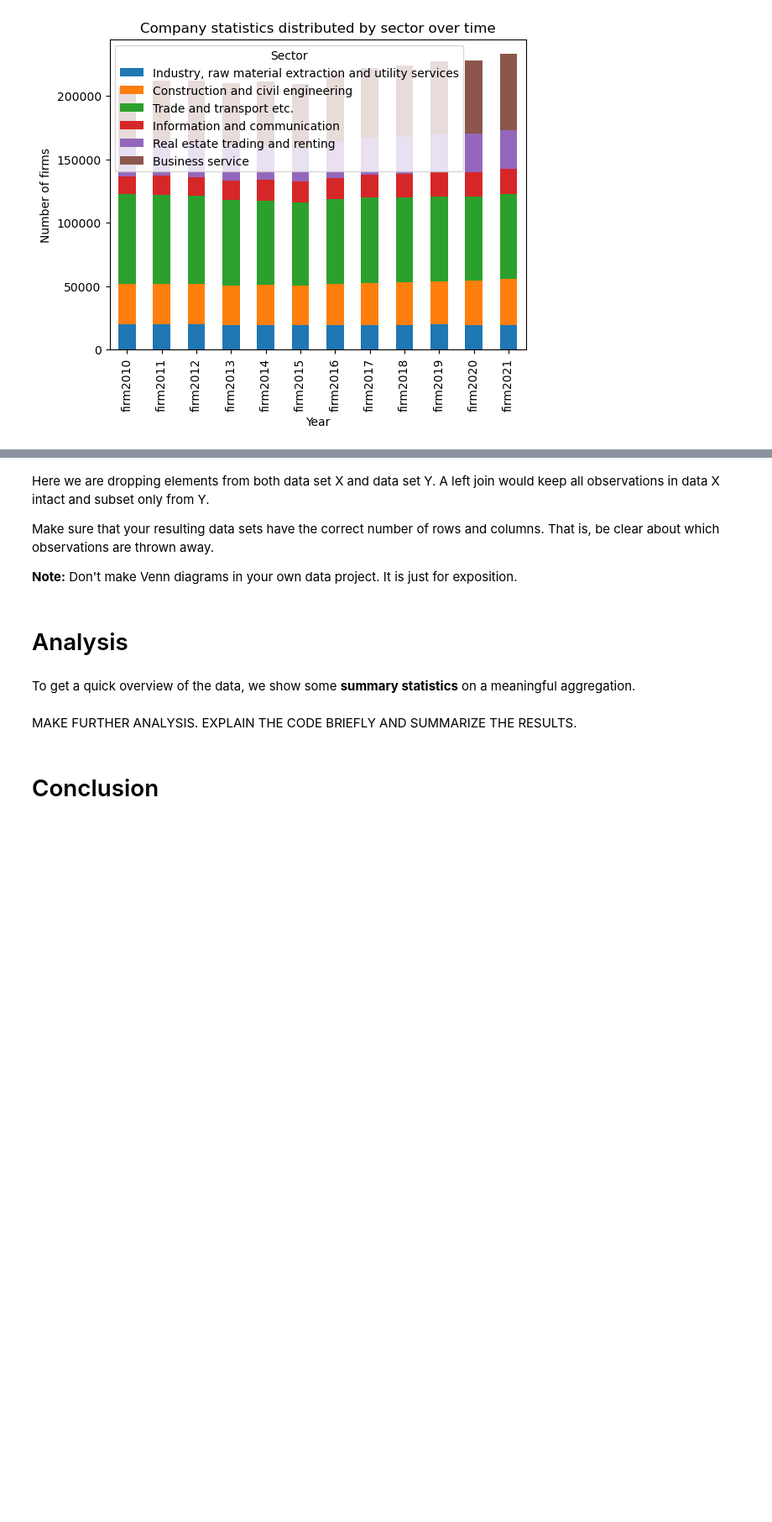
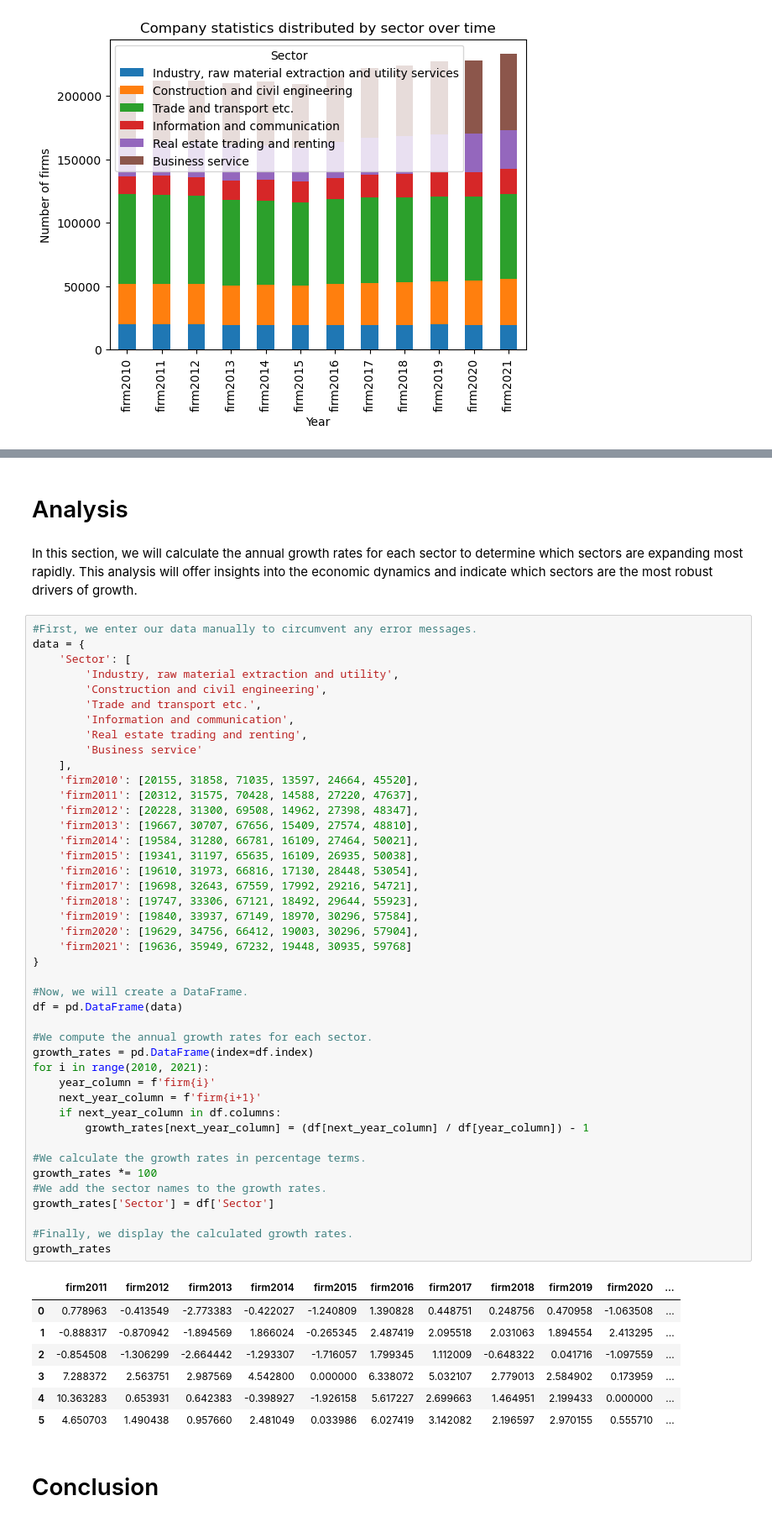
Before and after one commit to NumEconCopenhagen/projects-2024-emil-celine-og-julie, a Jupyter notebook: dataproject/dataproject.ipynb, the cells around one changed output, grey strips where cells are left out. Shown at 84% size. Drawn from its saved outputs; the diff is of its cells as text; blank space fills up the shorter version.

```diff
--- a/dataproject/dataproject.ipynb
+++ b/dataproject/dataproject.ipynb
@@ -236,15 +209,58 @@ plt.show()
-# %% [markdown]
-Here we are dropping elements from both data set X and data set Y. A left join would keep all observations in data X intact and subset only from Y.
-
-Make sure that your resulting data sets have the correct number of rows and columns. That is, be clear about which observations are thrown away.
-
-**Note:** Don't make Venn diagrams in your own data project. It is just for exposition.
 # %% [markdown]
 # Analysis
-# %% [markdown]
-To get a quick overview of the data, we show some **summary statistics** on a meaningful aggregation.
-# %% [markdown]
-MAKE FURTHER ANALYSIS. EXPLAIN THE CODE BRIEFLY AND SUMMARIZE THE RESULTS.
+# %% [markdown]
+In this section, we will calculate the annual growth rates for each sector to determine which sectors are expanding most rapidly. This analysis will offer insights into the economic dynamics and indicate which sectors are the most robust drivers of growth.
+# %%
+#First, we enter our data manually to circumvent any error messages.
+data = {
+    'Sector': [
+        'Industry, raw material extraction and utility',
+        'Construction and civil engineering',
+        'Trade and transport etc.',
+        'Information and communication',
+        'Real estate trading and renting',
+        'Business service'
+    ],
+    'firm2010': [20155, 31858, 71035, 13597, 24664, 45520],
+    'firm2011': [20312, 31575, 70428, 14588, 27220, 47637],
+    'firm2012': [20228, 31300, 69508, 14962, 27398, 48347],
+    'firm2013': [19667, 30707, 67656, 15409, 27574, 48810],
+    'firm2014': [19584, 31280, 66781, 16109, 27464, 50021],
+    'firm2015': [19341, 31197, 65635, 16109, 26935, 50038],
+    'firm2016': [19610, 31973, 66816, 17130, 28448, 53054],
+    'firm2017': [19698, 32643, 67559, 17992, 29216, 54721],
+    'firm2018': [19747, 33306, 67121, 18492, 29644, 55923],
+    'firm2019': [19840, 33937, 67149, 18970, 30296, 57584],
+    'firm2020': [19629, 34756, 66412, 19003, 30296, 57904],
+    'firm2021': [19636, 35949, 67232, 19448, 30935, 59768]
+}
+
+#Now, we will create a DataFrame.
+df = pd.DataFrame(data)
+
+#We compute the annual growth rates for each sector.
+growth_rates = pd.DataFrame(index=df.index)
+for i in range(2010, 2021):
+    year_column = f'firm{i}'
+    next_year_column = f'firm{i+1}'
+    if next_year_column in df.columns:
+        growth_rates[next_year_column] = (df[next_year_column] / df[year_column]) - 1
+
+#We calculate the growth rates in percentage terms.
+growth_rates *= 100
+#We add the sector names to the growth rates.
+growth_rates['Sector'] = df['Sector']
+
+#Finally, we display the calculated growth rates.
+growth_rates
+# %% [output]
+|  | firm2011 | firm2012 | firm2013 | firm2014 | firm2015 | firm2016 | firm2017 | firm2018 | firm2019 | firm2020 | ... |
+| 0 | 0.778963 | -0.413549 | -2.773383 | -0.422027 | -1.240809 | 1.390828 | 0.448751 | 0.248756 | 0.470958 | -1.063508 | ... |
+| 1 | -0.888317 | -0.870942 | -1.894569 | 1.866024 | -0.265345 | 2.487419 | 2.095518 | 2.031063 | 1.894554 | 2.413295 | ... |
+| 2 | -0.854508 | -1.306299 | -2.664442 | -1.293307 | -1.716057 | 1.799345 | 1.112009 | -0.648322 | 0.041716 | -1.097559 | ... |
+| 3 | 7.288372 | 2.563751 | 2.987569 | 4.542800 | 0.000000 | 6.338072 | 5.032107 | 2.779013 | 2.584902 | 0.173959 | ... |
+| 4 | 10.363283 | 0.653931 | 0.642383 | -0.398927 | -1.926158 | 5.617227 | 2.699663 | 1.464951 | 2.199433 | 0.000000 | ... |
+| 5 | 4.650703 | 1.490438 | 0.957660 | 2.481049 | 0.033986 | 6.027419 | 3.142082 | 2.196597 | 2.970155 | 0.555710 | ... |
 # %% [markdown]
 # Conclusion
 # %% [markdown]
```
Also changed, not shown: parts of 6 cells of this notebook.
